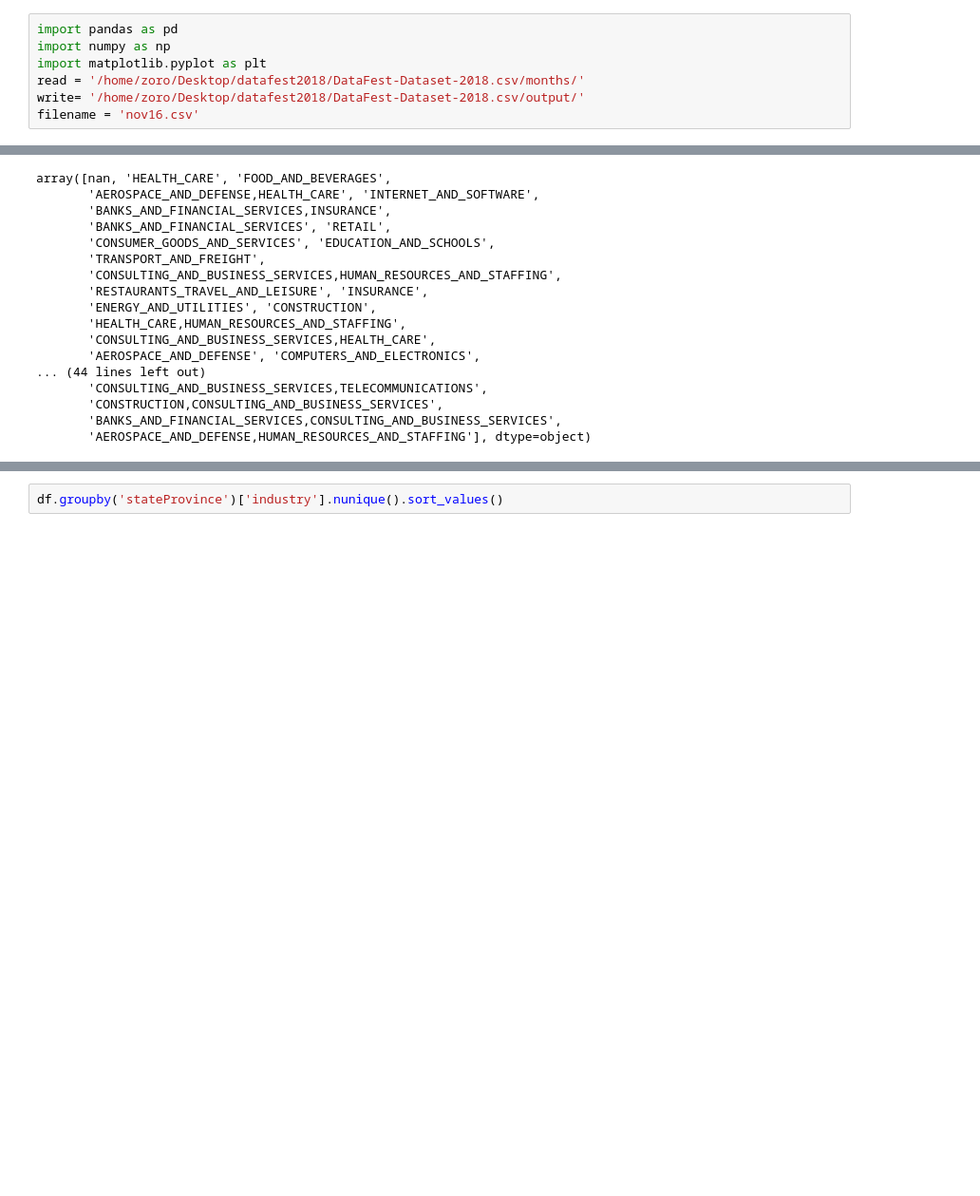
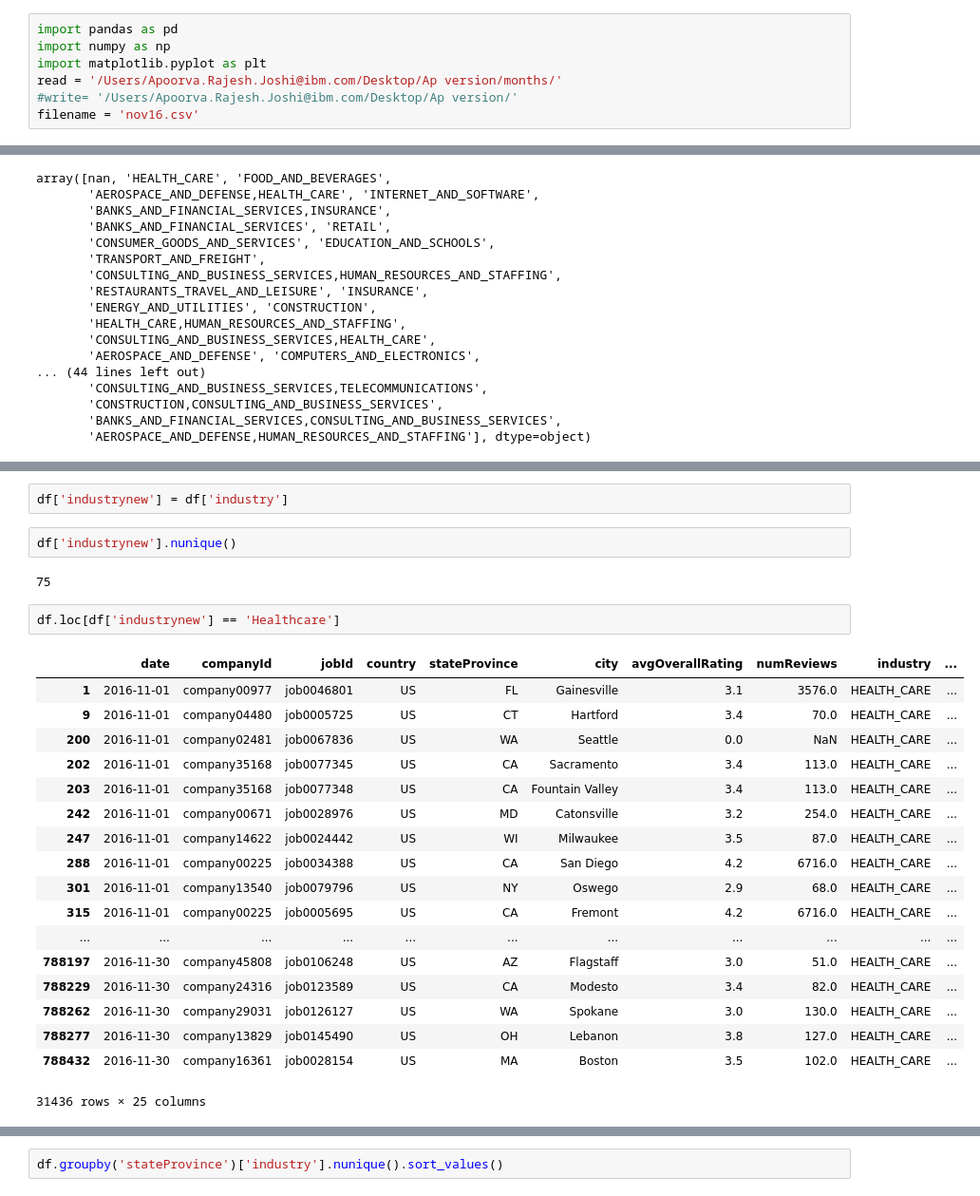
Before and after one commit to zoro666/datafest2018, a Jupyter notebook: US_months.ipynb, the cells around one changed output, grey strips where cells are left out. Shown at 95% size. Saved outputs shown, nothing was run; the diff lists cells and outputs as text; blank space fills up the shorter version.

Commit message:
Ap version

```diff
--- a/US_months.ipynb
+++ b/US_months.ipynb
@@ -2,6 +2,6 @@
 import pandas as pd
 import numpy as np
 import matplotlib.pyplot as plt
-read = '/home/zoro/Desktop/datafest2018/DataFest-Dataset-2018.csv/months/'
-write= '/home/zoro/Desktop/datafest2018/DataFest-Dataset-2018.csv/output/'
+read = '/Users/Apoorva.Rajesh.Joshi@ibm.com/Desktop/Ap version/months/'
+#write= '/Users/Apoorva.Rajesh.Joshi@ibm.com/Desktop/Ap version/'
 filename = 'nov16.csv'
@@ -87,0 +143,27 @@ array([nan, 'HEALTH_CARE', 'FOOD_AND_BEVERAGES',
+# %%
+df['industrynew'] = df['industry']
+# %%
+df['industrynew'].nunique()
+# %% [output]
+75
+# %%
+df.loc[df['industrynew'] == 'Healthcare']
+# %% [output]
+|  | date | companyId | jobId | country | stateProvince | city | avgOverallRating | numReviews | industry | ... |
+| 1 | 2016-11-01 | company00977 | job0046801 | US | FL | Gainesville | 3.1 | 3576.0 | HEALTH_CARE | ... |
+| 9 | 2016-11-01 | company04480 | job0005725 | US | CT | Hartford | 3.4 | 70.0 | HEALTH_CARE | ... |
+| 200 | 2016-11-01 | company02481 | job0067836 | US | WA | Seattle | 0.0 | NaN | HEALTH_CARE | ... |
+| 202 | 2016-11-01 | company35168 | job0077345 | US | CA | Sacramento | 3.4 | 113.0 | HEALTH_CARE | ... |
+| 203 | 2016-11-01 | company35168 | job0077348 | US | CA | Fountain Valley | 3.4 | 113.0 | HEALTH_CARE | ... |
+| 242 | 2016-11-01 | company00671 | job0028976 | US | MD | Catonsville | 3.2 | 254.0 | HEALTH_CARE | ... |
+| 247 | 2016-11-01 | company14622 | job0024442 | US | WI | Milwaukee | 3.5 | 87.0 | HEALTH_CARE | ... |
+| 288 | 2016-11-01 | company00225 | job0034388 | US | CA | San Diego | 4.2 | 6716.0 | HEALTH_CARE | ... |
+| 301 | 2016-11-01 | company13540 | job0079796 | US | NY | Oswego | 2.9 | 68.0 | HEALTH_CARE | ... |
+| 315 | 2016-11-01 | company00225 | job0005695 | US | CA | Fremont | 4.2 | 6716.0 | HEALTH_CARE | ... |
+| ... | ... | ... | ... | ... | ... | ... | ... | ... | ... | ... |
+| 788197 | 2016-11-30 | company45808 | job0106248 | US | AZ | Flagstaff | 3.0 | 51.0 | HEALTH_CARE | ... |
+| 788229 | 2016-11-30 | company24316 | job0123589 | US | CA | Modesto | 3.4 | 82.0 | HEALTH_CARE | ... |
+| 788262 | 2016-11-30 | company29031 | job0126127 | US | WA | Spokane | 3.0 | 130.0 | HEALTH_CARE | ... |
+| 788277 | 2016-11-30 | company13829 | job0145490 | US | OH | Lebanon | 3.8 | 127.0 | HEALTH_CARE | ... |
+| 788432 | 2016-11-30 | company16361 | job0028154 | US | MA | Boston | 3.5 | 102.0 | HEALTH_CARE | ... |
+31436 rows × 25 columns
```
Also changed, not shown: parts of 9 cells of this notebook.
